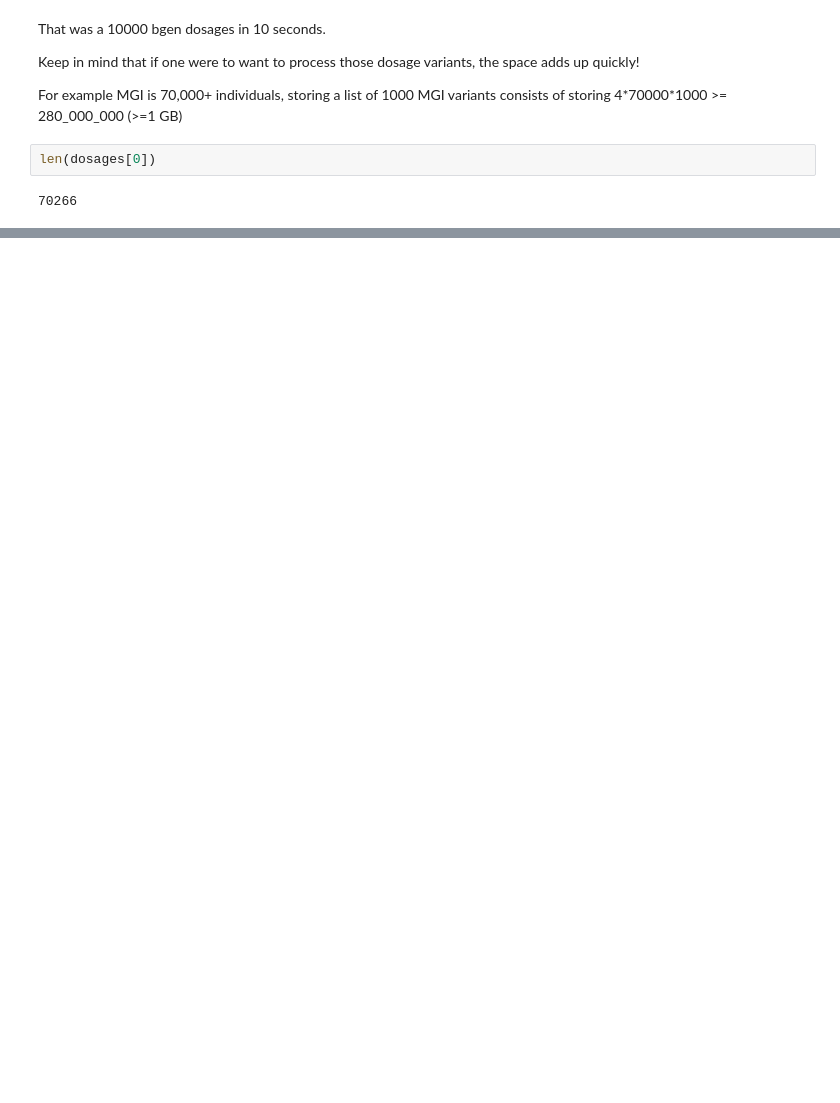
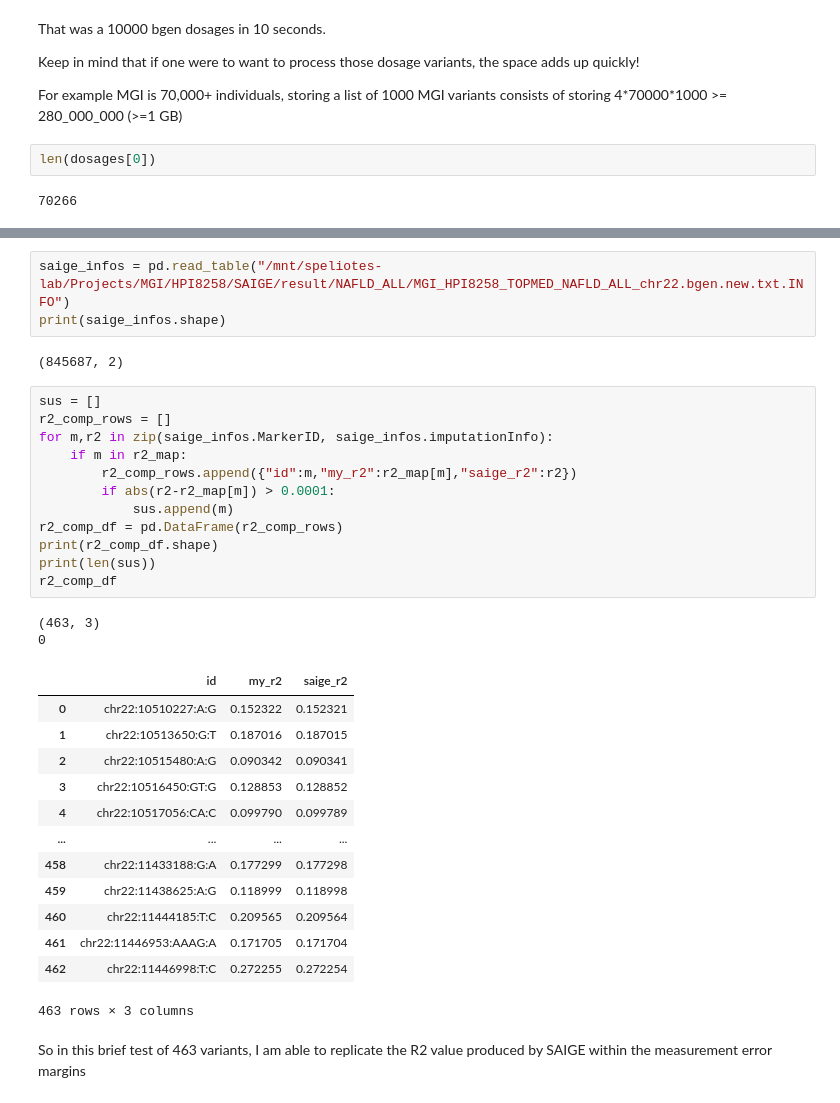
Before and after one commit to cvraut/jupyter_examples, a Jupyter notebook: Read_bgen_dosages.ipynb, the cells around one changed output, grey strips where cells are left out. Saved outputs shown, nothing was run; the diff lists cells and outputs as text; blank space fills up the shorter version.

```diff
--- a/Read_bgen_dosages.ipynb
+++ b/Read_bgen_dosages.ipynb
@@ -43,0 +126,35 @@ len(dosages[0])
+# %%
+saige_infos = pd.read_table("/mnt/speliotes-lab/Projects/MGI/HPI8258/SAIGE/result/NAFLD_ALL/MGI_HPI8258_TOPMED_NAFLD_ALL_chr22.bgen.new.txt.INFO")
+print(saige_infos.shape)
+# %% [output]
+(845687, 2)
+# %%
+sus = []
+r2_comp_rows = []
+for m,r2 in zip(saige_infos.MarkerID, saige_infos.imputationInfo):
+    if m in r2_map:
+        r2_comp_rows.append({"id":m,"my_r2":r2_map[m],"saige_r2":r2})
+        if abs(r2-r2_map[m]) > 0.0001:
+            sus.append(m)
+r2_comp_df = pd.DataFrame(r2_comp_rows)
+print(r2_comp_df.shape)
+print(len(sus))
+r2_comp_df
+# %% [output]
+(463, 3)
+0
+|  | id | my_r2 | saige_r2 |
+| 0 | chr22:10510227:A:G | 0.152322 | 0.152321 |
+| 1 | chr22:10513650:G:T | 0.187016 | 0.187015 |
+| 2 | chr22:10515480:A:G | 0.090342 | 0.090341 |
+| 3 | chr22:10516450:GT:G | 0.128853 | 0.128852 |
+| 4 | chr22:10517056:CA:C | 0.099790 | 0.099789 |
+| ... | ... | ... | ... |
+| 458 | chr22:11433188:G:A | 0.177299 | 0.177298 |
+| 459 | chr22:11438625:A:G | 0.118999 | 0.118998 |
+| 460 | chr22:11444185:T:C | 0.209565 | 0.209564 |
+| 461 | chr22:11446953:AAAG:A | 0.171705 | 0.171704 |
+| 462 | chr22:11446998:T:C | 0.272255 | 0.272254 |
+463 rows × 3 columns
+# %% [markdown]
+So in this brief test of 463 variants, I am able to replicate the R2 value produced by SAIGE within the measurement error margins
```
Also changed, not shown: parts of 31 cells of this notebook.
